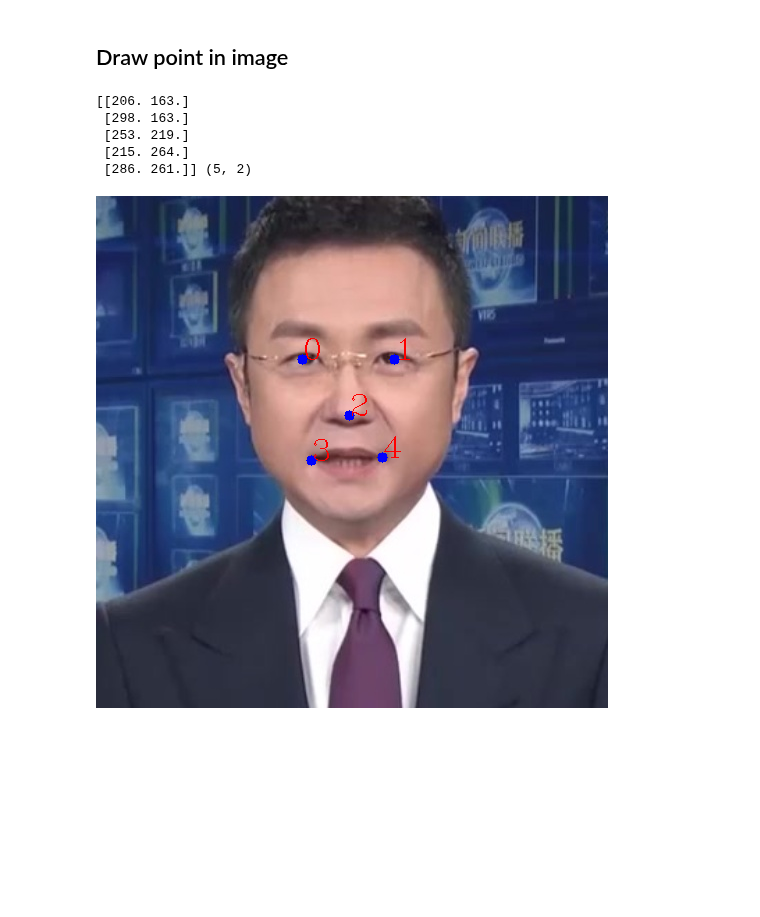
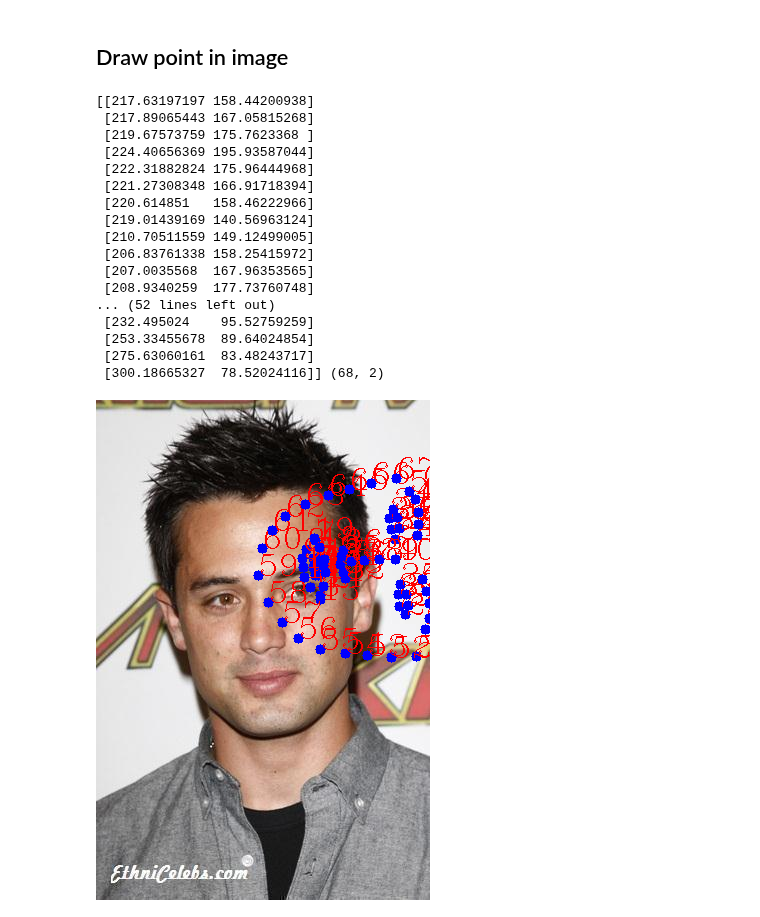
Before and after one commit to zhanghm1995/programming-learning-examples, a Jupyter notebook: OpenCV_learning/scripts/draw_utils.ipynb, the cells around one changed output. Saved outputs shown, nothing was run; the diff lists cells and outputs as text; code cells hidden in the pictures; blank space fills up the shorter version.

```diff
--- a/OpenCV_learning/scripts/draw_utils.ipynb
+++ b/OpenCV_learning/scripts/draw_utils.ipynb
@@ -17,23 +34,41 @@ def draw_points(image, points):
 # %%
 image_path = "/home/haimingzhang/Research/Face/Deep3DFaceReconstruction/input/vd025.png"
 landmark_path = "/home/haimingzhang/Research/Face/Deep3DFaceReconstruction/input/vd025.txt"
 
 image_path = "/home/haimingzhang/Research/Programming/cv-fighter/face_fighter/gangqiang-2-512x512/000001.jpg"
 landmark_path = "/home/haimingzhang/Research/Programming/cv-fighter/face_fighter/gangqiang-2-512x512/000001.txt"
 
+image_path = "/home/haimingzhang/Research/Deep3DFaceRecon_pytorch/datasets/examples/000002.jpg"
+landmark_path = "/home/haimingzhang/Research/Deep3DFaceRecon_pytorch/datasets/examples/detections/000002.txt"
+
+image_path = "/home/haimingzhang/Research/Deep3DFaceRecon_pytorch/datasets/examples/000007.jpg"
+landmark_path = "/home/haimingzhang/Research/Deep3DFaceRecon_pytorch/datasets/examples/landmarks/000007.txt"
+
 img_src = cv2.imread(image_path)
 # display(Image.fromarray(img_src[..., ::-1]))
 
 
-landmarks = np.loadtxt(landmark_path)
+landmarks = np.loadtxt(landmark_path)[::-1, :]
 print(landmarks, landmarks.shape)
 
 draw_points(img_src, landmarks)
 display(Image.fromarray(img_src[..., ::-1]))
 # %% [output]
-[[206. 163.]
- [298. 163.]
- [253. 219.]
- [215. 264.]
- [286. 261.]] (5, 2)
+[[217.63197197 158.44200938]
+ [217.89065443 167.05815268]
+ [219.67573759 175.7623368 ]
+ [224.40656369 195.93587044]
+ [222.31882824 175.96444968]
+ [221.27308348 166.91718394]
+ [220.614851   158.46222966]
+ [219.01439169 140.56963124]
+ [210.70511559 149.12499005]
+ [206.83761338 158.25415972]
+ [207.0035568  167.96353565]
+ [208.9340259  177.73760748]
+... (52 lines left out)
+ [232.495024    95.52759259]
+ [253.33455678  89.64024854]
+ [275.63060161  83.48243717]
+ [300.18665327  78.52024116]] (68, 2)
-[figure, old version]
+[figure, new version]
```
Also changed, not shown: parts of 1 cell of this notebook, 8 other files.
